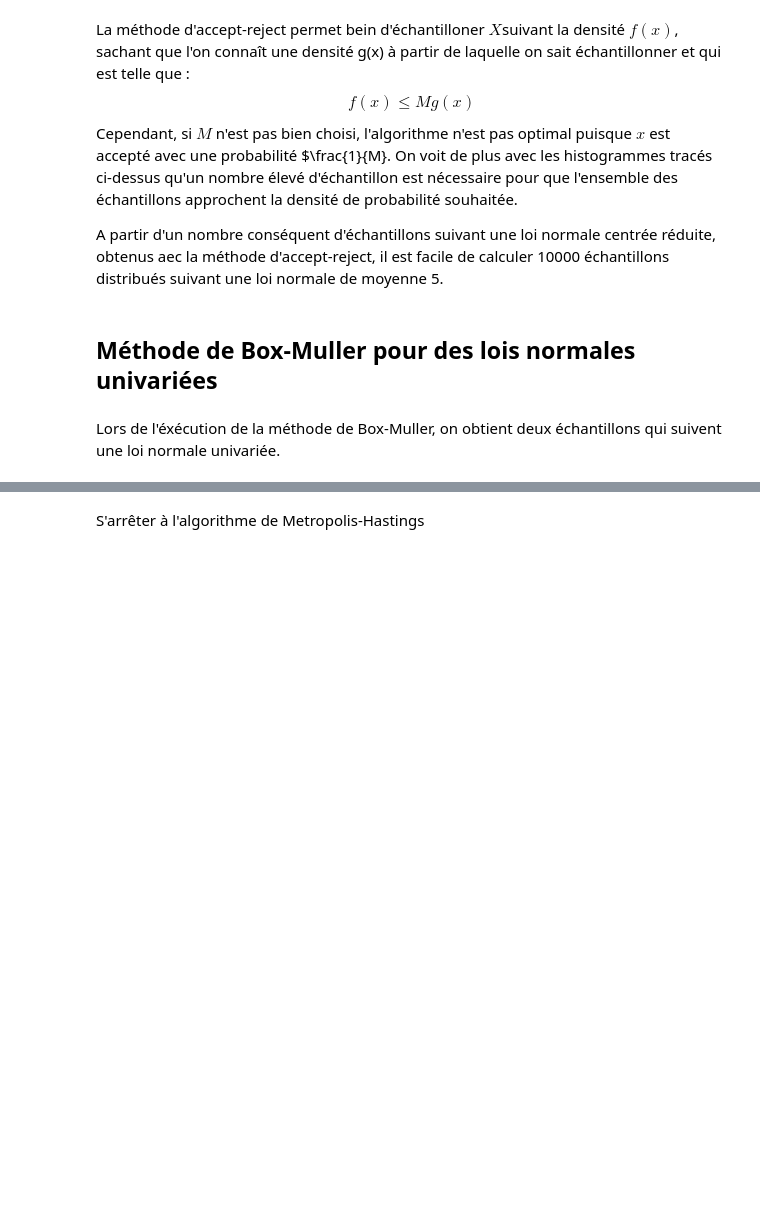
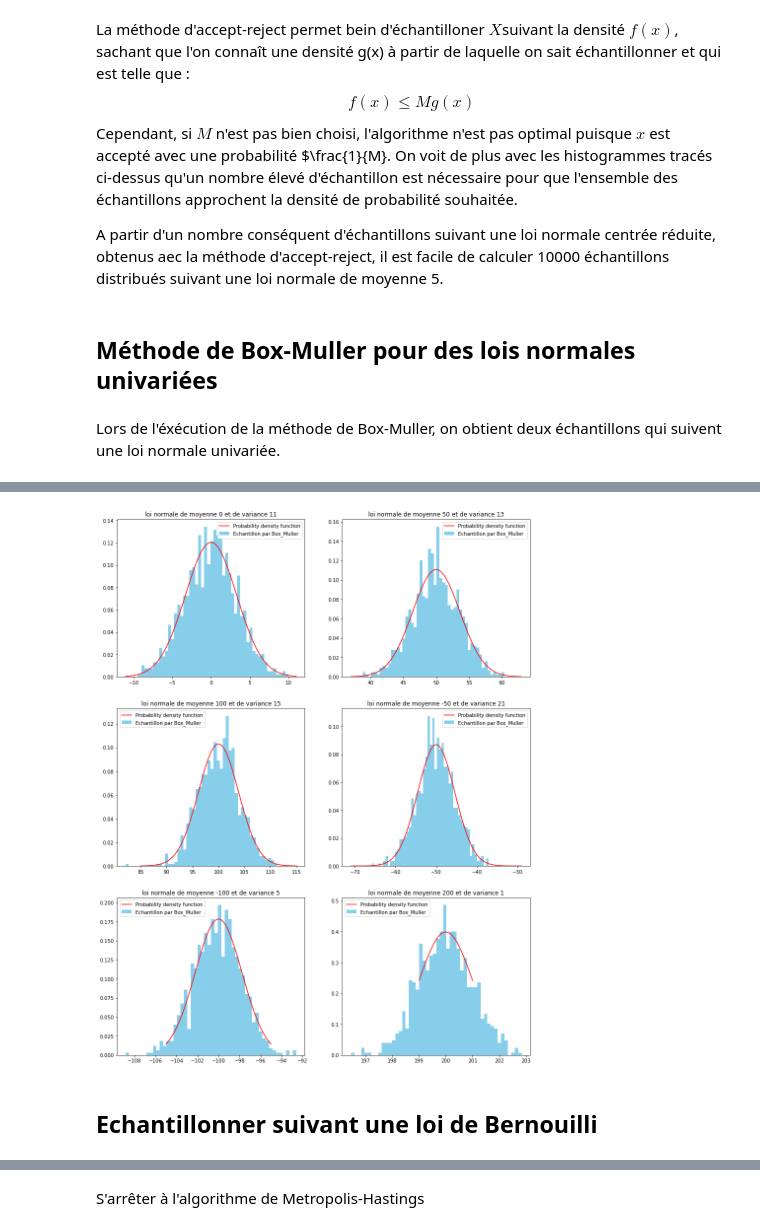
Before and after one commit to LoanSarazin/sdia-estimation, a Jupyter notebook: TP3/TP3_SARAZIN.ipynb, the cells around one changed output, grey strips where cells are left out. Cells and saved outputs as stored; diff of their text form; code cells hidden in the pictures; blank space fills up the shorter version.

```diff
--- a/TP3/TP3_SARAZIN.ipynb
+++ b/TP3/TP3_SARAZIN.ipynb
@@ -215,0 +218,35 @@ plt.show()
+# %%
+def multivarie(n, mu, sigma) :
+    Ztot = []
+    for i in range(n) :
+        Z = np.reshape(boxMuller(mu.size//2), (mu.size, 1))
+        A = la.cholesky(sigma)
+        Ztot.append(mu + A @ Z)
+    return(np.array(Ztot))
+# %%
+nbEchantillon = 1000
+mu = np.array([[0], [50], [100], [-50], [-100], [200]])
+sigma = np.array([[11, 10, 5, 9, 4, 2],
+                [10, 13, 9, 15, 5, 3],
+                [5, 9, 15, 11, 3, 1],
+                [9, 15, 11, 21, 6, 4],
+                [4, 5, 3, 6, 5, 1],
+                [2, 3, 1, 4, 1, 1]])
+
+Z = multivarie(nbEchantillon, mu, sigma)
+# %%
+fig = plt.figure(figsize=(15, 20))
+for i in range(mu.size) :
+    t = np.linspace(mu[i][0] - sigma[i][i], mu[i][0] + sigma[i][i], 1000)
+    z = ss.norm.pdf(t, loc=mu[i][0], scale=np.sqrt(sigma[i][i]))
+
+    ax = fig.add_subplot(3, 2, i + 1)
+    ax.hist(np.ravel(Z[:, i]), bins=50, color="skyblue", density=True, label='Echantillon par Box_Muller')
+    ax.plot(t, z, color='r', label='Probability density function')
+    ax.legend()
+    ax.set_title(f"loi normale de moyenne {mu[i][0]} et de variance {sigma[i][i]}")
+plt.show()
+# %% [output]
+[figure, added]
+# %% [markdown]
+## Echantillonner suivant une loi de Bernouilli
```
Also changed, not shown: parts of 14 cells of this notebook.
